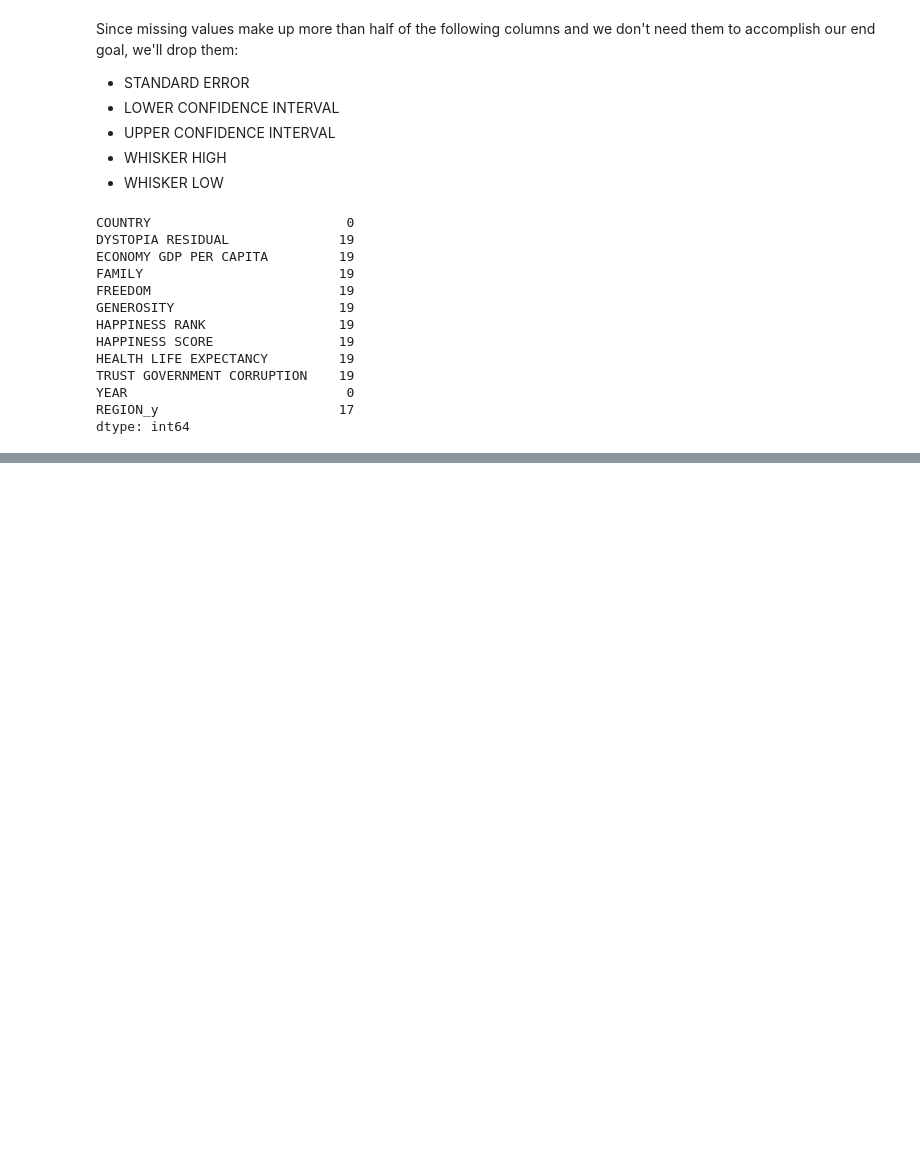
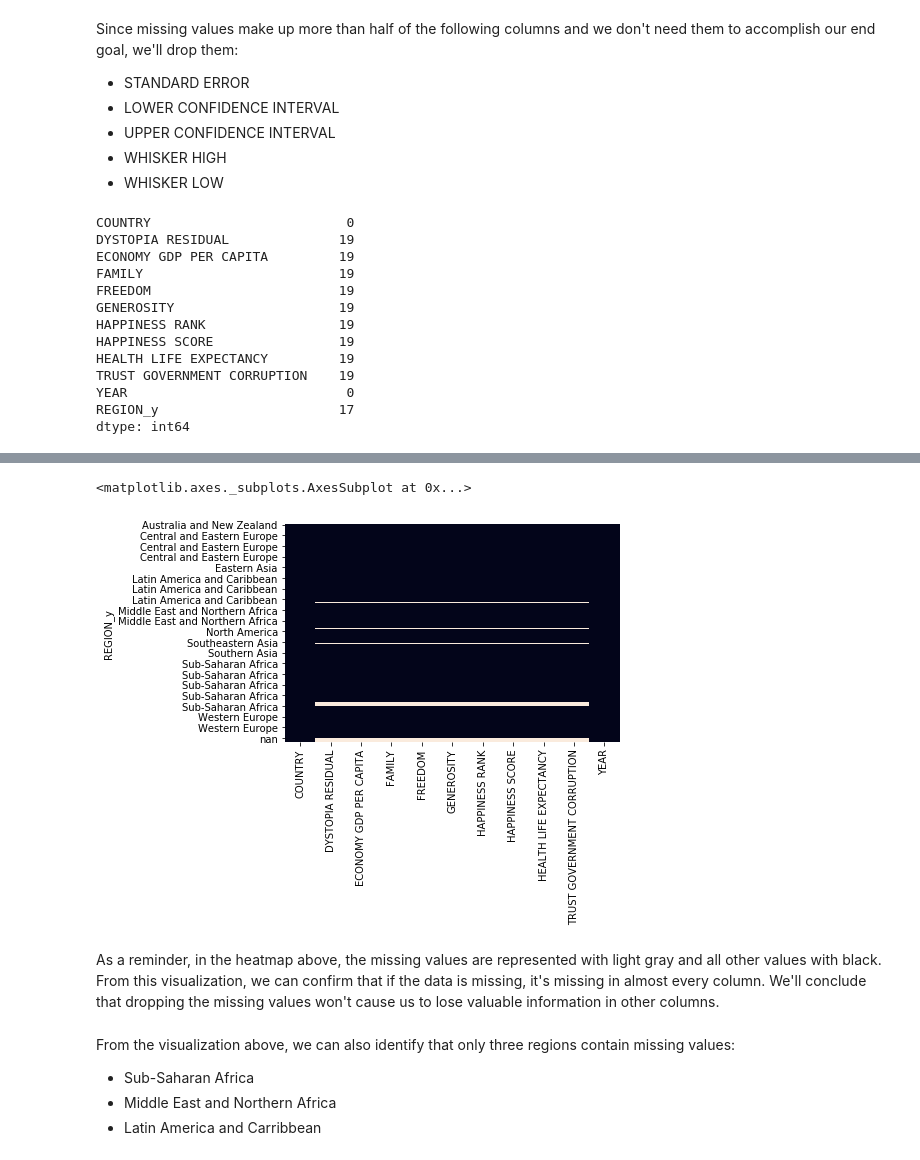
Before and after one commit to Clemo97/working-with-missing-and-duplicate-data, a Jupyter notebook: working-with-missing-and-duplicate-data.ipynb, the cells around one changed output, grey strips where cells are left out. Drawn from its saved outputs; the diff is of its cells as text; code cells hidden in the pictures; blank space fills up the shorter version.

```diff
--- a/working-with-missing-and-duplicate-data.ipynb
+++ b/working-with-missing-and-duplicate-data.ipynb
@@ -333,0 +361,3 @@ dtype: int64
+# %%
+combined = combined.dropna(thresh = 159, axis = 1)
+missing = combined.isnull().sum()
@@ -333,0 +403,15 @@ dtype: int64
+# %%
+sorted = combined.set_index('REGION_y').sort_values(['REGION_y', 'HAPPINESS SCORE'])
+sns.heatmap(sorted.isnull(), cbar=False)
+# %% [output]
+<matplotlib.axes._subplots.AxesSubplot at 0x...>
+[figure, added]
+# %% [markdown]
+As a reminder, in the heatmap above, the missing values are represented with light gray and all other values with black. From this visualization, we can confirm that if the data is missing, it's missing in almost every column. We'll conclude that dropping the missing values won't cause us to lose valuable information in other columns.
+# %% [markdown]
+From the visualization above, we can also identify that only three regions contain missing values:
+<ul>
+    <li>Sub-Saharan Africa</li>
+    <li>Middle East and Northern Africa</li>
+    <li>Latin America and Carribbean</li>
+    </ul>
```
Also changed, not shown: parts of 7 cells of this notebook.
